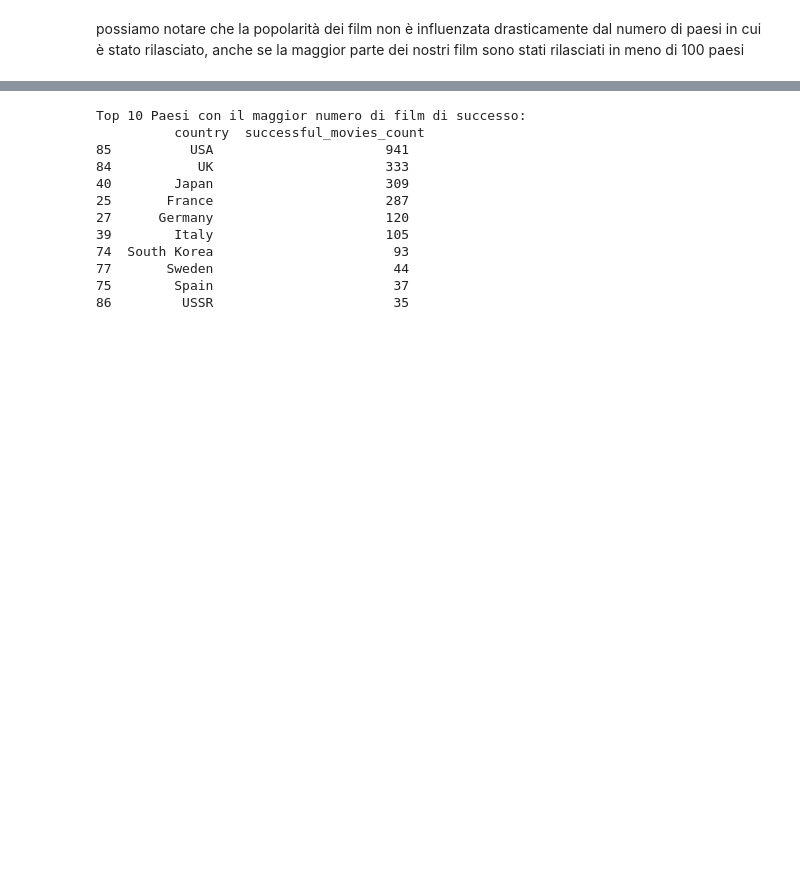
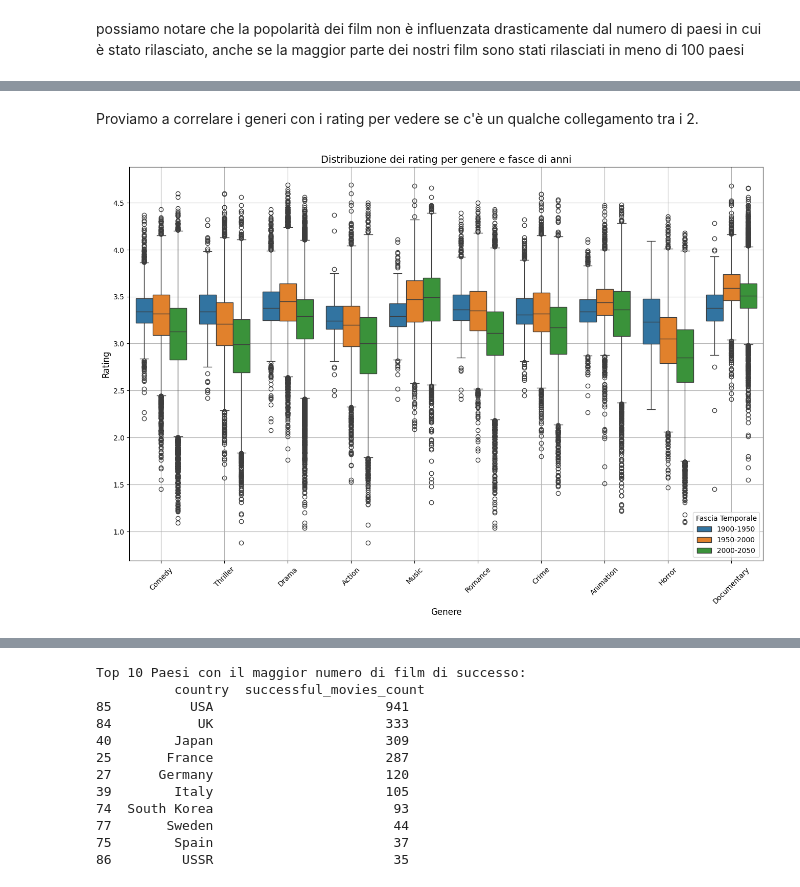
Before and after one commit to GabrieBu/freshcarrots, a Jupyter notebook: ium_Notebook/Cleaning.ipynb, the cells around one changed output, grey strips where cells are left out. Saved outputs shown, nothing was run; the diff lists cells and outputs as text; code cells hidden in the pictures; blank space fills up the shorter version.

```diff
--- a/ium_Notebook/Cleaning.ipynb
+++ b/ium_Notebook/Cleaning.ipynb
@@ -777,0 +838,25 @@ possiamo notare che la popolarità dei film non è influenzata drasticamente dal
+# %% [markdown]
+Proviamo a correlare i generi con i rating per vedere se c'è un qualche collegamento tra i 2.
+# %%
+# Unire le tabelle movies e genres sulla colonna id_film
+movies_genres = pd.merge(df_released_movies, df_genres, left_on="id", right_on="id_film", how="inner")
+
+# Creare fasce temporali da 50 anni
+bins = [1900, 1950, 2000, 2050]
+labels = ["1900-1950", "1950-2000", "2000-2050"]
+movies_genres['year_range'] = pd.cut(movies_genres['date'], bins=bins, labels=labels, right=False)
+
+top_genres = movies_genres["genre"].value_counts().nlargest(10).index
+filtered_movies = movies_genres[movies_genres["genre"].isin(top_genres)]
+
+plt.figure(figsize=(16, 10))
+sns.boxplot(data=filtered_movies, x="genre", y="rating", hue="year_range")
+plt.title("Distribuzione dei rating per genere e fasce di anni", fontsize=14)
+plt.xlabel("Genere", fontsize=12)
+plt.ylabel("Rating", fontsize=12)
+plt.xticks(rotation=45)
+plt.legend(title="Fascia Temporale")
+plt.grid(True)
+plt.show()
+# %% [output]
+[figure, added]
```
Also changed, not shown: parts of 23 cells of this notebook.
